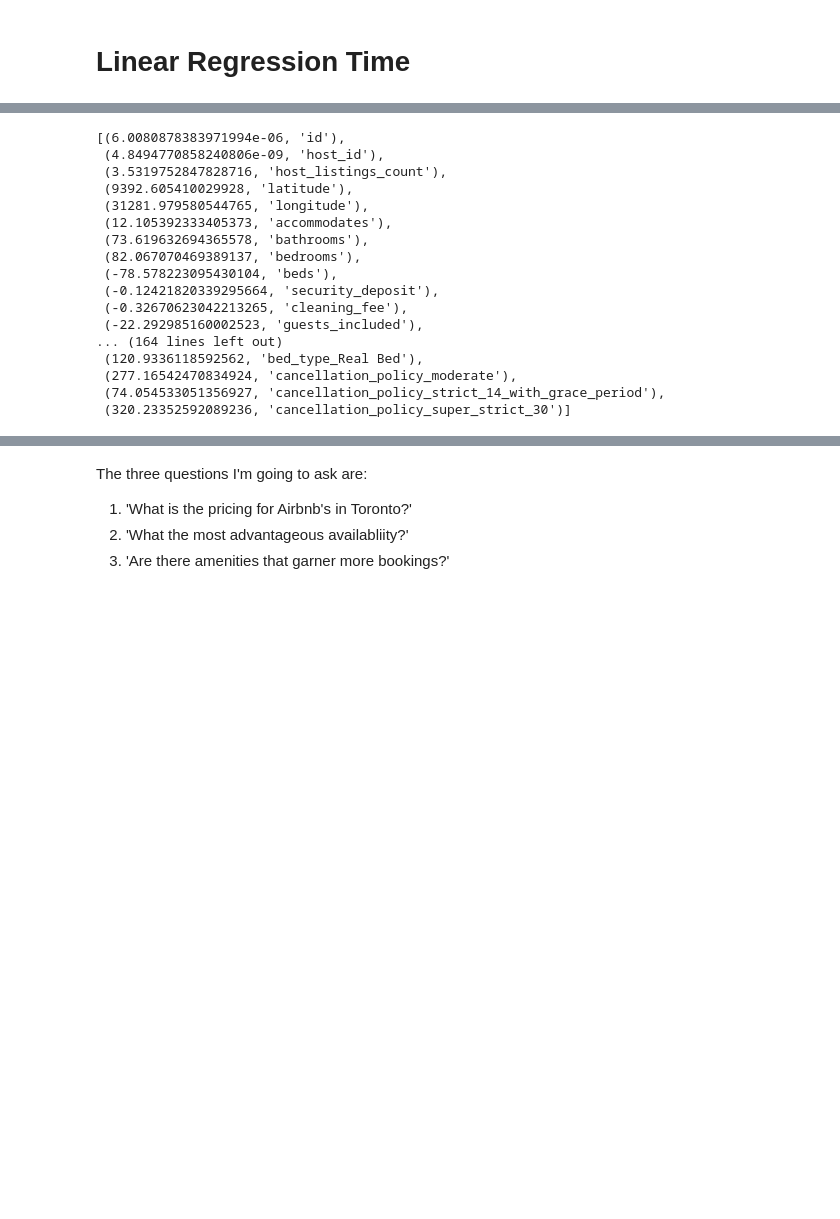
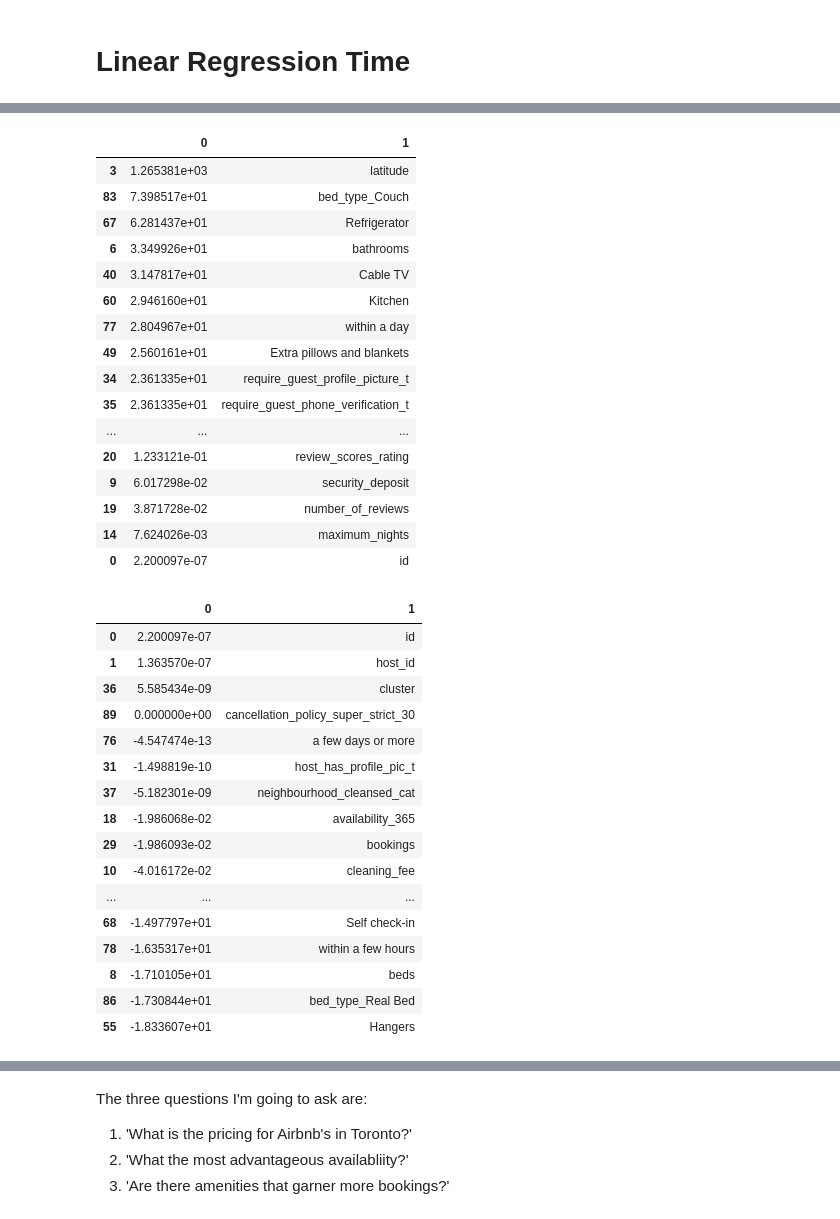
Before and after one commit to misrakberhe/TorontoAirBnb, a Jupyter notebook: AirBnB toronto.ipynb, the cells around one changed output, grey strips where cells are left out. Cells and saved outputs as stored; diff of their text form; code cells hidden in the pictures; blank space fills up the shorter version.

```diff
--- a/AirBnB toronto.ipynb
+++ b/AirBnB toronto.ipynb
@@ -320,6 +339,10 @@ def clean_for_regression(df):
     #this creates the dummies for the amenities columns
     lol = df['amenities'].replace('[\{"}]', '',regex=True).str.split(',')
     amenities = pd.get_dummies(lol.apply(pd.Series).stack()).sum(level=0)
+
+    #dropping amenities that appear in less than 20% of rows
+    outlier_amenities = amenities.columns[amenities.sum() < (len(df) * 0.2)]
+    amenities = amenities.drop(outlier_amenities, axis=1)
 
     final2 = pd.concat([df, amenities], axis=1)
 
@@ -358,7 +381,13 @@ def clean_for_regression(df):
     final3 = final3.drop(final3.columns[final3.dtypes == 'object'],axis=1)
     final3 = final3.drop(final3.columns[final3.dtypes == 'datetime64[ns]'],axis=1)
 
-    print (final3['price'].describe())
+    print (final3['price'].hist())
+
+    #taking the outliers out of the data
+    final3 = final3[final3['price'] < 350]
+
+    print (final3['price'].hist())
+    print ("Removing outliers....")
 
     return final3
 # %%
@@ -402,25 +424,4 @@ def regression(df, clusters):
 
     return price_coefs, booking_coefs
 # %%
-
-price, booking = regression(final_cleaned, 1)
+price, booking = regression(final_cleaned, 0)
-# %%
-price
-# %% [output]
-[(6.0080878383971994e-06, 'id'),
- (4.8494770858240806e-09, 'host_id'),
- (3.5319752847828716, 'host_listings_count'),
- (9392.605410029928, 'latitude'),
- (31281.979580544765, 'longitude'),
- (12.105392333405373, 'accommodates'),
- (73.619632694365578, 'bathrooms'),
- (82.067070469389137, 'bedrooms'),
- (-78.578223095430104, 'beds'),
- (-0.12421820339295664, 'security_deposit'),
- (-0.32670623042213265, 'cleaning_fee'),
- (-22.292985160002523, 'guests_included'),
-... (164 lines left out)
- (120.9336118592562, 'bed_type_Real Bed'),
- (277.16542470834924, 'cancellation_policy_moderate'),
- (74.054533051356927, 'cancellation_policy_strict_14_with_grace_period'),
- (320.23352592089236, 'cancellation_policy_super_strict_30')]
@@ -428,0 +428,43 @@ booking
+# %%
+def display_side_by_side(*args):
+    html_str=''
+    for df in args:
+        html_str+=df.to_html()
+    display_html(html_str.replace('table','table style="display:inline"'),raw=True)
+# %%
+display_side_by_side(pd.DataFrame(price).sort_values(by=0, ascending=False)[:40],pd.DataFrame(price).sort_values(by=0, ascending=False)[39:80], pd.DataFrame(price).sort_values(by=0, ascending=False)[80:])
+# %% [output]
+|  | 0 | 1 |
+| 3 | 1.265381e+03 | latitude |
+| 83 | 7.398517e+01 | bed_type_Couch |
+| 67 | 6.281437e+01 | Refrigerator |
+| 6 | 3.349926e+01 | bathrooms |
+| 40 | 3.147817e+01 | Cable TV |
+| 60 | 2.946160e+01 | Kitchen |
+| 77 | 2.804967e+01 | within a day |
+| 49 | 2.560161e+01 | Extra pillows and blankets |
+| 34 | 2.361335e+01 | require_guest_profile_picture_t |
+| 35 | 2.361335e+01 | require_guest_phone_verification_t |
+| ... | ... | ... |
+| 20 | 1.233121e-01 | review_scores_rating |
+| 9 | 6.017298e-02 | security_deposit |
+| 19 | 3.871728e-02 | number_of_reviews |
+| 14 | 7.624026e-03 | maximum_nights |
+| 0 | 2.200097e-07 | id |
+|  | 0 | 1 |
+| 0 | 2.200097e-07 | id |
+| 1 | 1.363570e-07 | host_id |
+| 36 | 5.585434e-09 | cluster |
+| 89 | 0.000000e+00 | cancellation_policy_super_strict_30 |
+| 76 | -4.547474e-13 | a few days or more |
+| 31 | -1.498819e-10 | host_has_profile_pic_t |
+| 37 | -5.182301e-09 | neighbourhood_cleansed_cat |
+| 18 | -1.986068e-02 | availability_365 |
+| 29 | -1.986093e-02 | bookings |
+| 10 | -4.016172e-02 | cleaning_fee |
+| ... | ... | ... |
+| 68 | -1.497797e+01 | Self check-in |
+| 78 | -1.635317e+01 | within a few hours |
+| 8 | -1.710105e+01 | beds |
+| 86 | -1.730844e+01 | bed_type_Real Bed |
+| 55 | -1.833607e+01 | Hangers |
```
Also changed, not shown: parts of 18 cells of this notebook.
